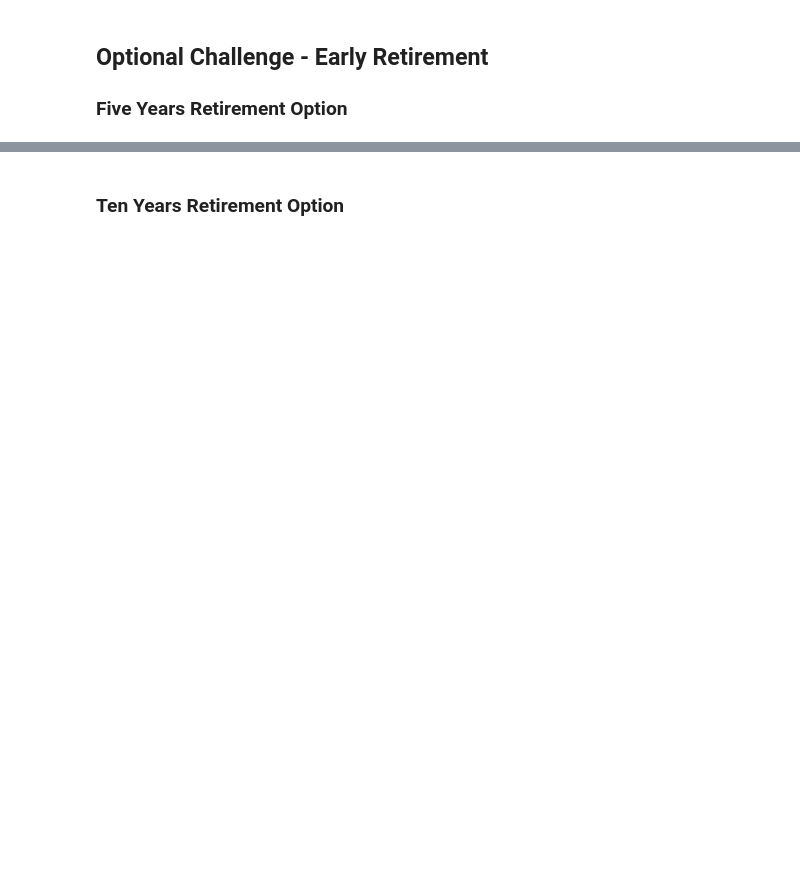
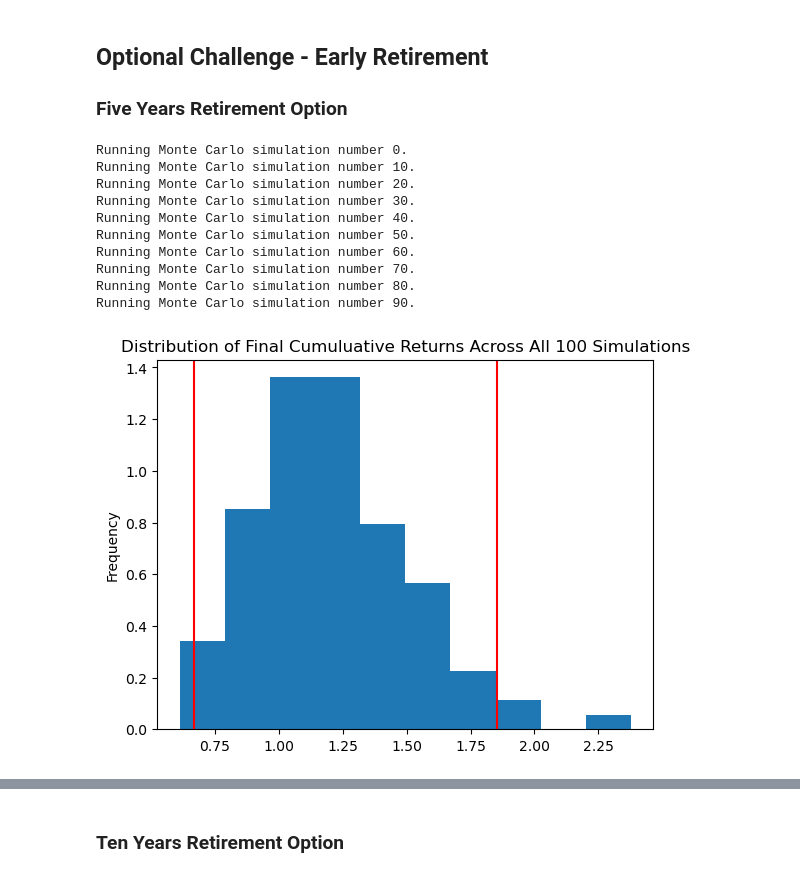
Before and after one commit to gouldrussell/Module-5, a Jupyter notebook: financial-planner.ipynb, the cells around one changed output, grey strips where cells are left out. Saved outputs shown, nothing was run; the diff lists cells and outputs as text; code cells hidden in the pictures; blank space fills up the shorter version.

```diff
--- a/financial-planner.ipynb
+++ b/financial-planner.ipynb
@@ -381,3 +405,58 @@ There is a 95% chance that an initial investment of $30000.0 in the portfolio ov
+# %%
+# Running a Monte Carlo simulation to forecast 5 years cumulative returns
+# Get 5 years' worth of historical data for SPY and AGG
+timeframe = "1Day"
+
+# Set the ticker information
+tickers = ["SPY","AGG"]
+
+# Get 5 year's worth of historical price data for SPY and AGG
+df_ticker = api.get_bars(
+    tickers,
+    timeframe,
+    start=start_date,
+    end=end_date
+).df
+
+# Display sample data
+df_ticker.tail()
+df_ticker.head()
+
+# Reorganize the DataFrame
+# Separate ticker data
+AGG = df_ticker[df_ticker['symbol']=='AGG'].drop('symbol', axis=1)
+SPY = df_ticker[df_ticker['symbol']=='SPY'].drop('symbol', axis=1)
+# Concatenate the ticker DataFrames
+df_ticker_3 = pd.concat([AGG, SPY],axis=1, keys=['AGG','SPY'])
+
+# Display sample data
+df_ticker_3.head()
+
+# Configuring a Monte Carlo simulation to forecast 30 years cumulative returns
+MC_fiveyear = MCSimulation(
+    portfolio_data = df_ticker_3,
+    weights = [.50,.50],
+    num_simulation = 100,
+    num_trading_days = 252*5
+)
 # %%
 # Running a Monte Carlo simulation to forecast 5 years cumulative returns
-# YOUR CODE HERE!
+MC_fiveyear.calc_cumulative_return()
+
+# Plot probability distribution and confidence intervals
+dist_plot = MC_fiveyear.plot_distribution()
+
+# Save the plot for future usage
+dist_plot.get_figure().savefig('MC_fiveyear_dist_plot.png',bbox_inches='tight')
+# %% [output]
+Running Monte Carlo simulation number 0.
+Running Monte Carlo simulation number 10.
+Running Monte Carlo simulation number 20.
+Running Monte Carlo simulation number 30.
+Running Monte Carlo simulation number 40.
+Running Monte Carlo simulation number 50.
+Running Monte Carlo simulation number 60.
+Running Monte Carlo simulation number 70.
+Running Monte Carlo simulation number 80.
+Running Monte Carlo simulation number 90.
+[figure, added]
```
Also changed, not shown: parts of 17 cells of this notebook, 3 other files.
